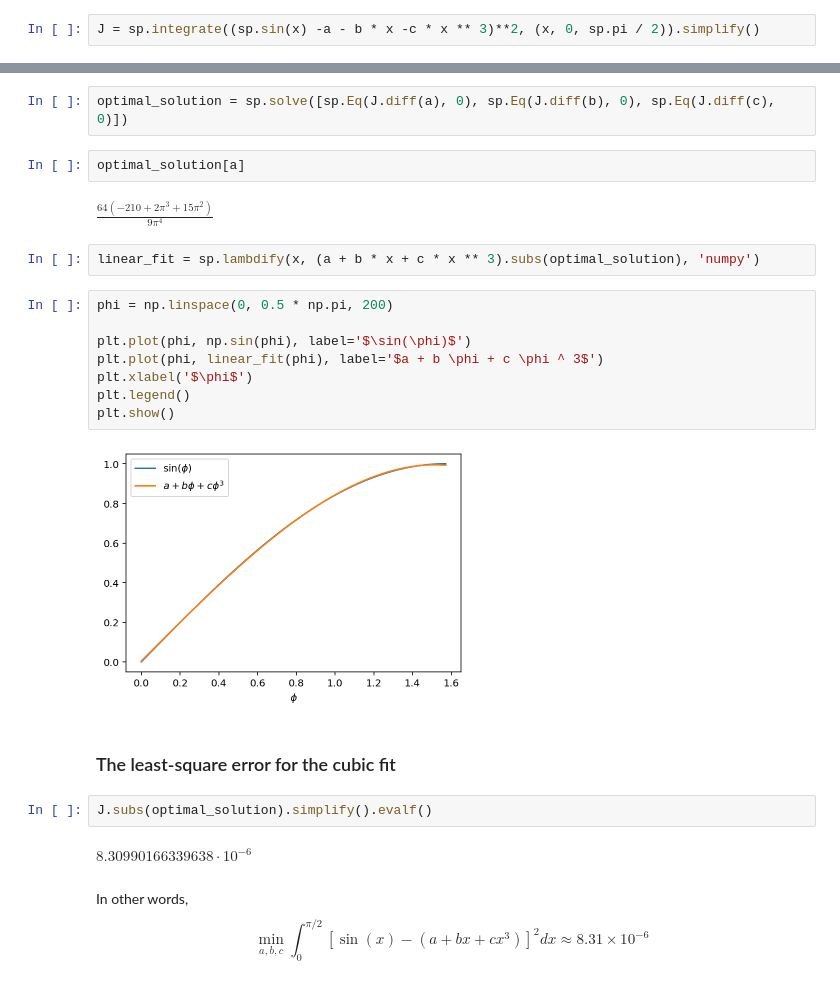
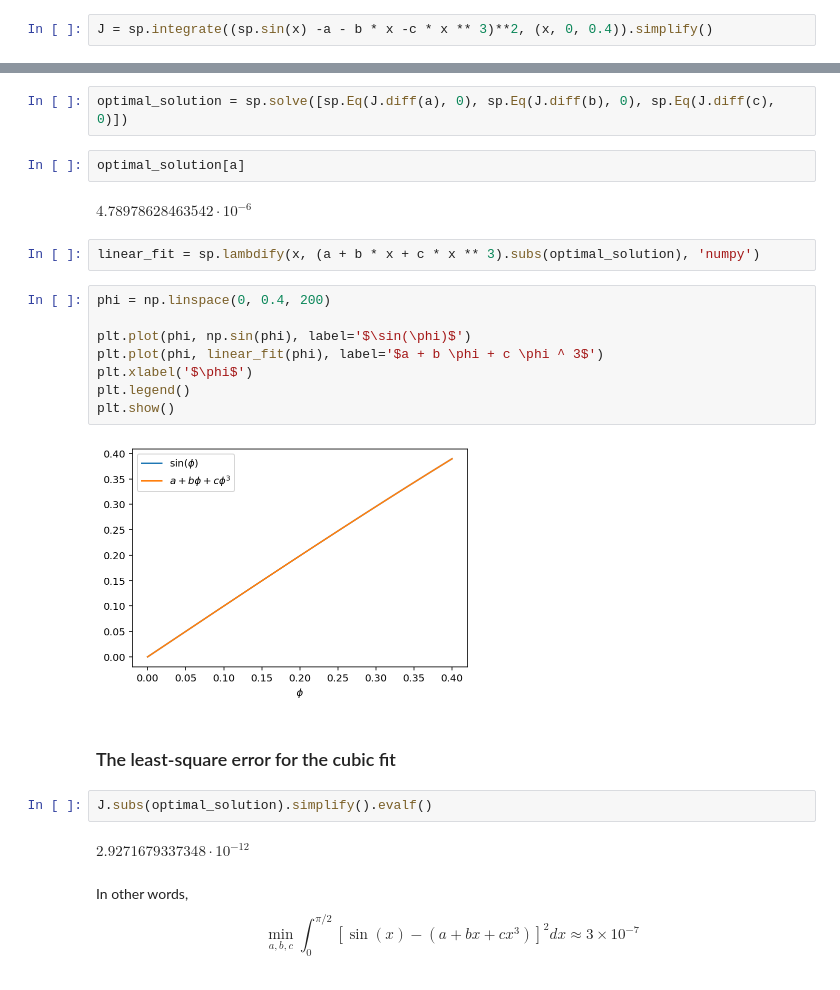
Before and after one commit to dibondar/miscellaneous, a Jupyter notebook: Optimal approximation for sin.ipynb, the cells around one changed output, grey strips where cells are left out. Cells and saved outputs as stored; diff of their text form.

```diff
--- a/Optimal approximation for sin.ipynb
+++ b/Optimal approximation for sin.ipynb
@@ -70,7 +70,7 @@ $$
 # %%
 c = sp.symbols('c')
 # %%
-J = sp.integrate((sp.sin(x) -a - b * x -c * x ** 3)**2, (x, 0, sp.pi / 2)).simplify()
+J = sp.integrate((sp.sin(x) -a - b * x -c * x ** 3)**2, (x, 0, 0.4)).simplify()
 # %%
 J
 # %% [output]
@@ -80,27 +80,27 @@ optimal_solution = sp.solve([sp.Eq(J.diff(a), 0), sp.Eq(J.diff(b), 0), sp.Eq(J.d
 # %%
 optimal_solution[a]
 # %% [output]
-$\displaystyle \frac{64 \left(-210 + 2 \pi^{3} + 15 \pi^{2}\right)}{9 \pi^{4}}$
+$\displaystyle 4.78978628463542 \cdot 10^{-6}$
 # %%
 linear_fit = sp.lambdify(x, (a + b * x + c * x ** 3).subs(optimal_solution), 'numpy')
 # %%
-phi = np.linspace(0, 0.5 * np.pi, 200)
+phi = np.linspace(0, 0.4, 200)
 
 plt.plot(phi, np.sin(phi), label='$\sin(\phi)$')
 plt.plot(phi, linear_fit(phi), label='$a + b \phi + c \phi ^ 3$')
 plt.xlabel('$\phi$')
 plt.legend()
 plt.show()
 # %% [output]
-[figure, old version]
+[figure, new version]
 # %% [markdown]
 ### The least-square error for the cubic fit
 # %%
 J.subs(optimal_solution).simplify().evalf()
 # %% [output]
-$\displaystyle 8.30990166339638 \cdot 10^{-6}$
+$\displaystyle 2.9271679337348 \cdot 10^{-12}$
 # %% [markdown]
 In other words,
 $$
-\min_{a,b,c} \int_0^{\pi/2} \left[ \sin(x) - \left(a + bx + cx^3\right) \right]^2 dx \approx 8.31 \times 10^{-6}
+\min_{a,b,c} \int_0^{\pi/2} \left[ \sin(x) - \left(a + bx + cx^3\right) \right]^2 dx \approx 3 \times 10^{-7}
 $$
```
Also changed, not shown: parts of 10 cells of this notebook.
